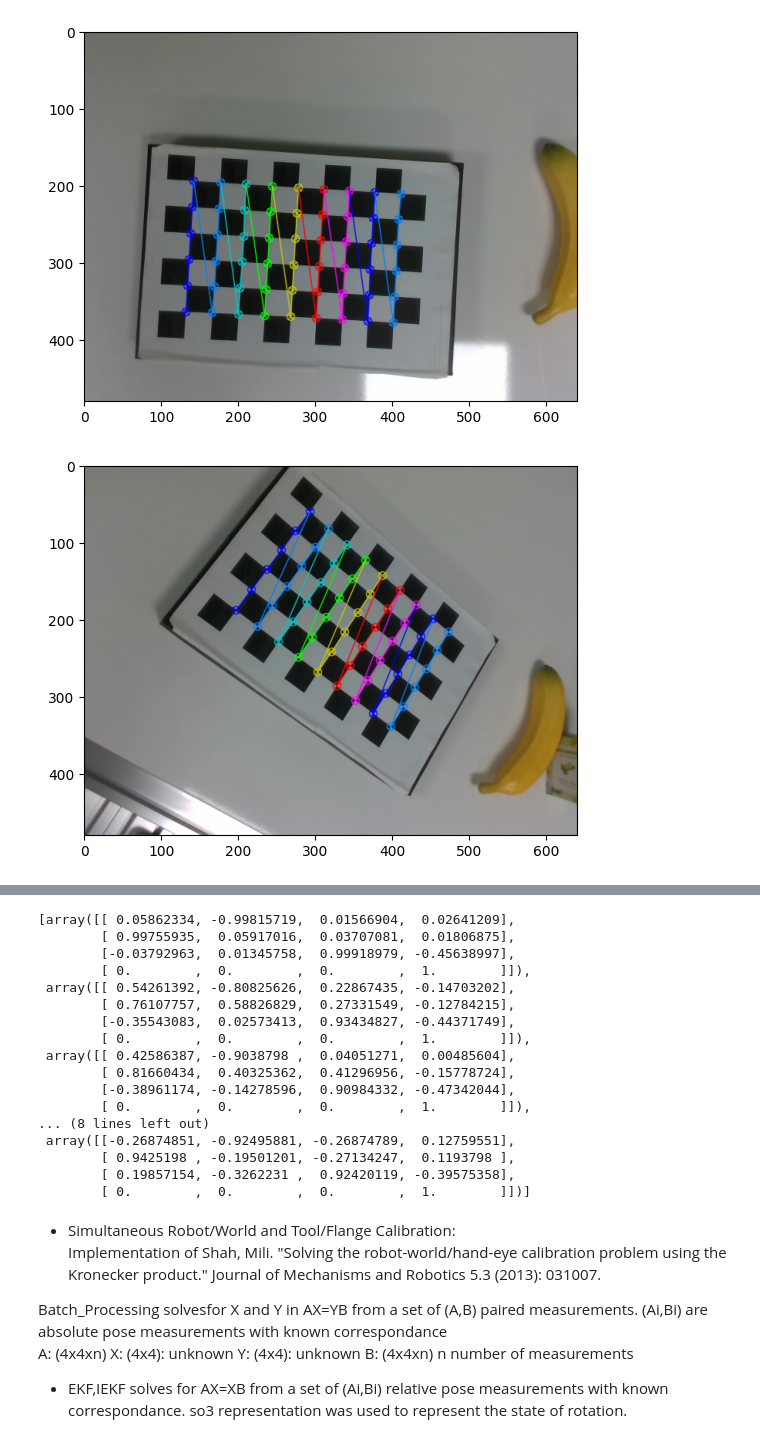
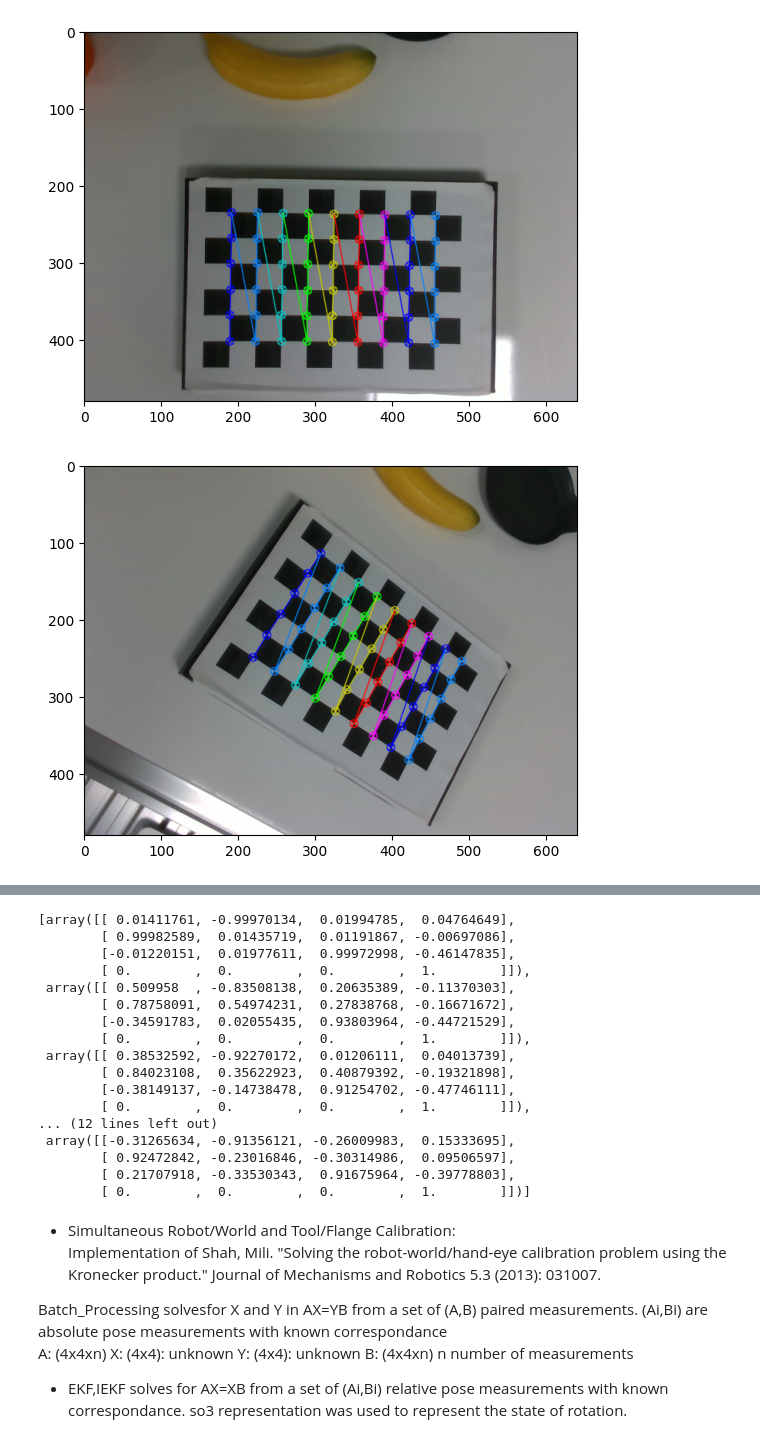
Before and after one commit to hogunkee/TSMCTS, a Jupyter notebook: realrobot/CalibrationManual.ipynb, the cells around one changed output, grey strips where cells are left out. Cells and saved outputs as stored; diff of their text form; code cells hidden in the pictures.

```diff
--- a/realrobot/CalibrationManual.ipynb
+++ b/realrobot/CalibrationManual.ipynb
@@ -228,20 +225,26 @@ calib_quaternions = np.array([
 # %%
 T_realsense = []
 T_ur5 = []
 
+ct = 0
 for p, q in zip(calib_positions, calib_quaternions):
+    if ct==4:
+        img, _ = get_view(ROBOT_INIT_POS, grasp=0.0, show_img=False)
+        rospy.sleep(0.5)
+
     img, _ = get_view(p, q, show_img=True)
     R, T_cam_to_chess = get_cam_R_T(img)
     T_chess_to_cam = np.linalg.inv(T_cam_to_chess)
 
     q_wxyz = [q[3], q[0], q[1], q[2]]
     T_base_to_eef = form_T(quaternion_matrix(q_wxyz)[:3, :3], p)
 
     T_realsense.append(T_chess_to_cam)
     T_ur5.append(T_base_to_eef)
     rospy.sleep(1.0)
+    ct += 1
 
 img, _ = get_view(ROBOT_INIT_POS)
 # %% [output]
-[figure, old version]
+[figure, new version]
-[figure, old version]
+[figure, new version]
@@ -252,22 +255,22 @@ img, _ = get_view(ROBOT_INIT_POS)
 # %%
 T_realsense
 # %% [output]
-[array([[ 0.05862334, -0.99815719,  0.01566904,  0.02641209],
-        [ 0.99755935,  0.05917016,  0.03707081,  0.01806875],
-        [-0.03792963,  0.01345758,  0.99918979, -0.45638997],
+[array([[ 0.01411761, -0.99970134,  0.01994785,  0.04764649],
+        [ 0.99982589,  0.01435719,  0.01191867, -0.00697086],
+        [-0.01220151,  0.01977611,  0.99972998, -0.46147835],
         [ 0.        ,  0.        ,  0.        ,  1.        ]]),
- array([[ 0.54261392, -0.80825626,  0.22867435, -0.14703202],
-        [ 0.76107757,  0.58826829,  0.27331549, -0.12784215],
-        [-0.35543083,  0.02573413,  0.93434827, -0.44371749],
+ array([[ 0.509958  , -0.83508138,  0.20635389, -0.11370303],
+        [ 0.78758091,  0.54974231,  0.27838768, -0.16671672],
+        [-0.34591783,  0.02055435,  0.93803964, -0.44721529],
         [ 0.        ,  0.        ,  0.        ,  1.        ]]),
- array([[ 0.42586387, -0.9038798 ,  0.04051271,  0.00485604],
-        [ 0.81660434,  0.40325362,  0.41296956, -0.15778724],
-        [-0.38961174, -0.14278596,  0.90984332, -0.47342044],
+ array([[ 0.38532592, -0.92270172,  0.01206111,  0.04013739],
+        [ 0.84023108,  0.35622923,  0.40879392, -0.19321898],
+        [-0.38149137, -0.14738478,  0.91254702, -0.47746111],
         [ 0.        ,  0.        ,  0.        ,  1.        ]]),
-... (8 lines left out)
- array([[-0.26874851, -0.92495881, -0.26874789,  0.12759551],
-        [ 0.9425198 , -0.19501201, -0.27134247,  0.1193798 ],
-        [ 0.19857154, -0.3262231 ,  0.92420119, -0.39575358],
+... (12 lines left out)
+ array([[-0.31265634, -0.91356121, -0.26009983,  0.15333695],
+        [ 0.92472842, -0.23016846, -0.30314986,  0.09506597],
+        [ 0.21707918, -0.33530343,  0.91675964, -0.39778803],
         [ 0.        ,  0.        ,  0.        ,  1.        ]])]
 # %%
 # form A, B matrix
```
Also changed, not shown: parts of 11 cells of this notebook, 6 other files.
